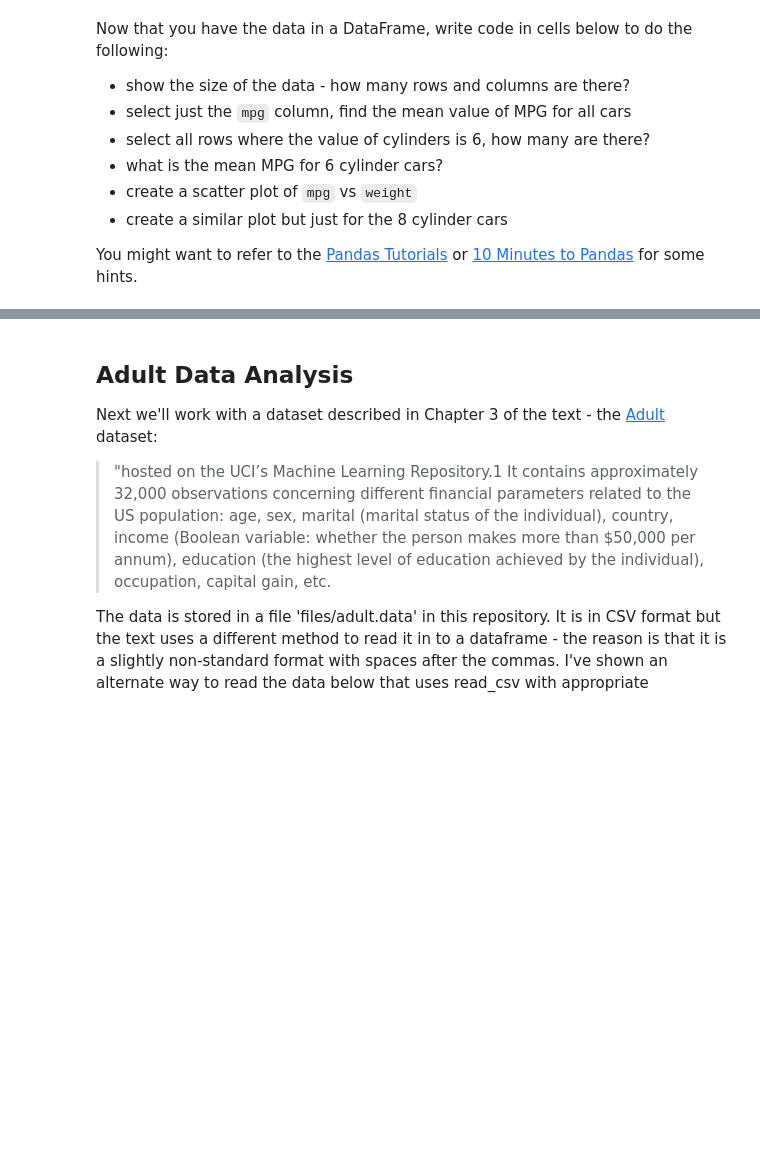
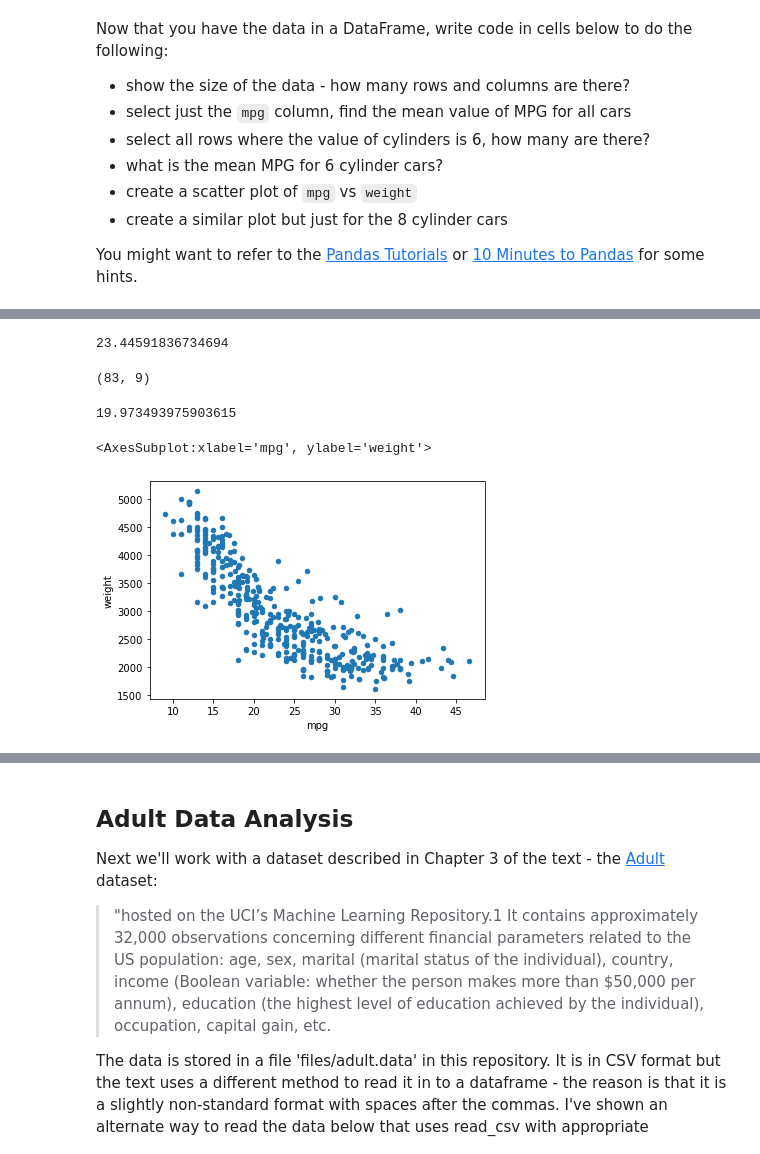
Before and after one commit to Victor2806/practicals-master, a Jupyter notebook: Week 3 Workshop.ipynb, the cells around one changed output, grey strips where cells are left out. Cells and saved outputs as stored; diff of their text form; code cells hidden in the pictures; blank space fills up the shorter version.

Commit message:
Update Week 3 Workshop.ipynb
commit  till scatter plot

```diff
--- a/Week 3 Workshop.ipynb
+++ b/Week 3 Workshop.ipynb
@@ -38,2 +55,24 @@ You might want to refer to the [Pandas Tutorials](http://pandas.pydata.org/panda
 # %%
 # your code here (and make more cells as you need them)
+# %%
+mpg =auto.mpg
+mpg.mean()
+# %% [output]
+23.44591836734694
+# %%
+#select all rows where the value of cylinders is 6, how many are there
+sixes = auto[auto.cylinders == 6]
+sixes.shape
+# %% [output]
+(83, 9)
+# %%
+#what is the mean MPG for 6 cylinder cars?
+sixes.mpg.mean()
+# %% [output]
+19.973493975903615
+# %%
+#create a scatter plot of mpg vs weight
+auto.plot(x='mpg', y='weight',kind='scatter')
+# %% [output]
+<AxesSubplot:xlabel='mpg', ylabel='weight'>
+[figure, added]
```
Also changed, not shown: parts of 5 cells of this notebook.
